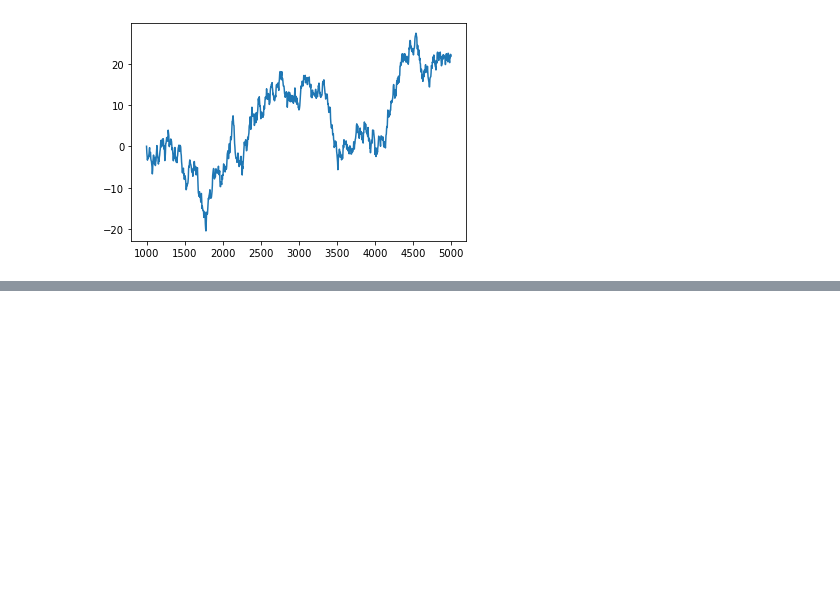
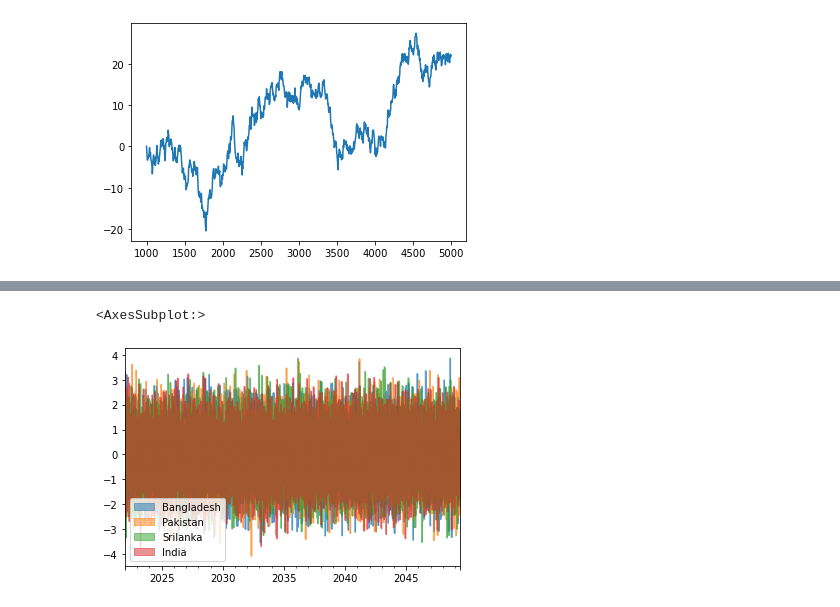
Before and after one commit to lohithkumaar/MLlab, a Jupyter notebook: Numpy and Pandas.ipynb, the cells around one changed output, grey strips where cells are left out. Saved outputs shown, nothing was run; the diff lists cells and outputs as text; code cells hidden in the pictures; blank space fills up the shorter version.

```diff
--- a/Numpy and Pandas.ipynb
+++ b/Numpy and Pandas.ipynb
@@ -123,0 +146,5 @@ test2.plot.scatter(x='India',y='Pakistan')
+# %%
+test2.plot.area(stacked=False)
+# %% [output]
+<AxesSubplot:>
+[figure, added]
```
Also changed, not shown: parts of 6 cells of this notebook.
